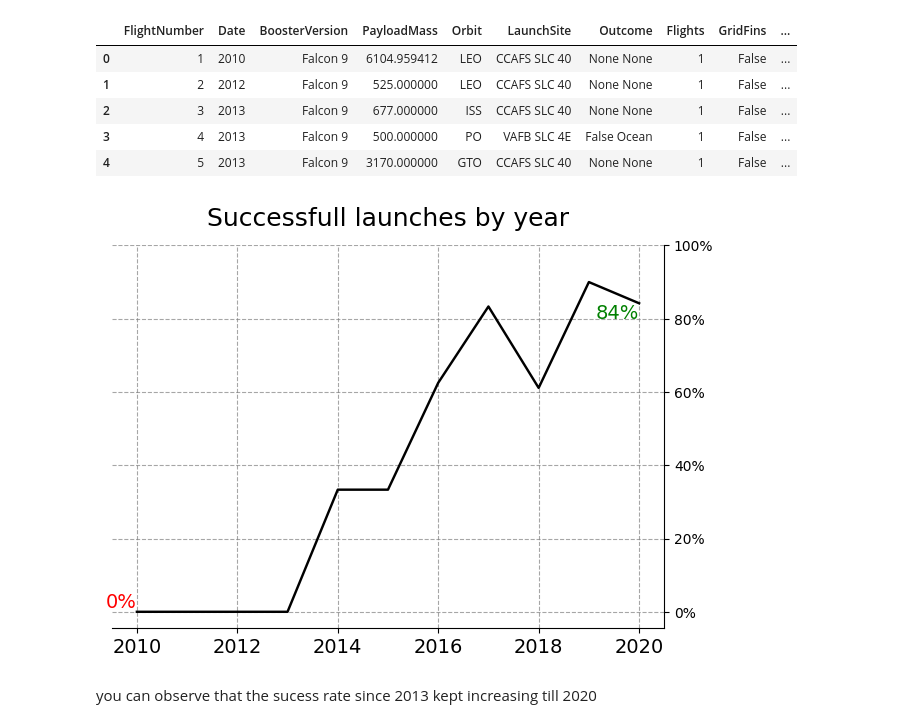
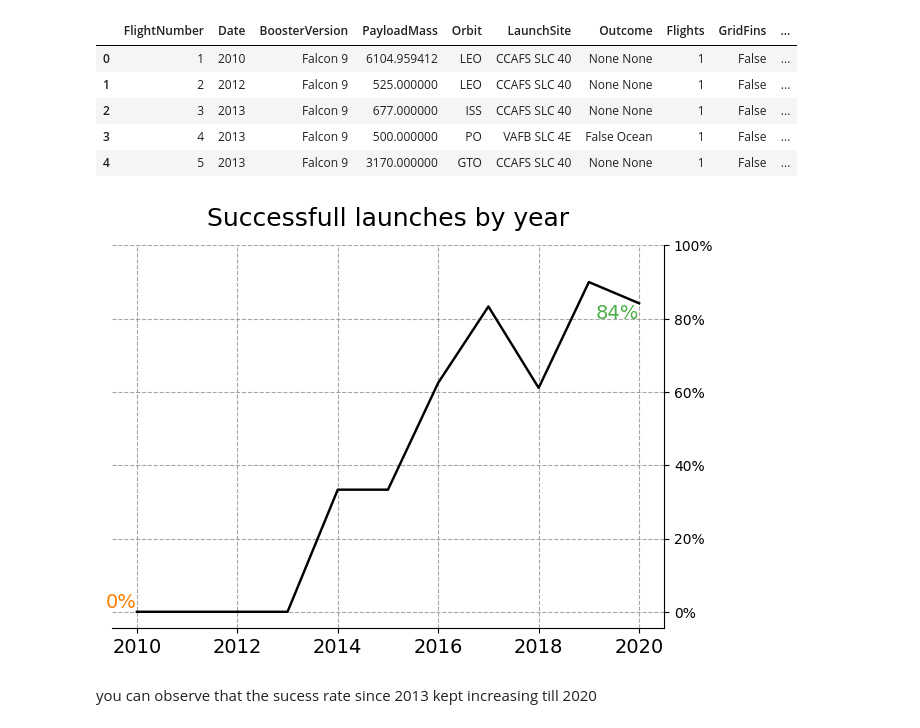
Before and after one commit to andreypomortsev/spacey-ibm-ds-project, a Jupyter notebook: eda_dataviz.ipynb, the cells around one changed output. Drawn from its saved outputs; the diff is of its cells as text; code cells hidden in the pictures.

```diff
--- a/eda_dataviz.ipynb
+++ b/eda_dataviz.ipynb
@@ -287,41 +313,41 @@ ax.text(
     f"{success_by_year.iloc[0]:.0%}",
     ha="right",
     va="bottom",
-    c="red",
+    c= "#ff7f00",
     size=14,
 )
 ax.text(
     success_by_year.index[-1],
     success_by_year.iloc[-1],
     f"{success_by_year.iloc[-1]:.0%}",
     ha="right",
     va="top",
-    c="green",
+    c="#4daf4a",
     size=14,
 )
 
 # Draw a cage around the plot
 ax.spines["left"].set_visible(False)
 ax.spines["top"].set_visible(False)
 
 # Move y-ticks to the right
 ax.yaxis.tick_right()
 
 # Add a greyish grid
 ax.grid(True, linestyle="--", alpha=0.7, color="grey")
 
 plt.xticks(fontsize=14)
 
 # Add tight_layout at the end
 plt.tight_layout()
 
 # Save the plot to a file
-plt.savefig("eda_dataviz_success_by_year_plot.png", dpi=150)
+plt.savefig("EDA_plots/eda_dataviz_success_by_year_plot.png", dpi=150)
 
 # Show the plot
 plt.show()
 # %% [output]
-[figure, old version]
+[figure, new version]
 # %% [markdown]
 you can observe that the sucess rate since 2013 kept increasing till 2020
 # %% [markdown]
```
Also changed, not shown: parts of 7 cells of this notebook.
